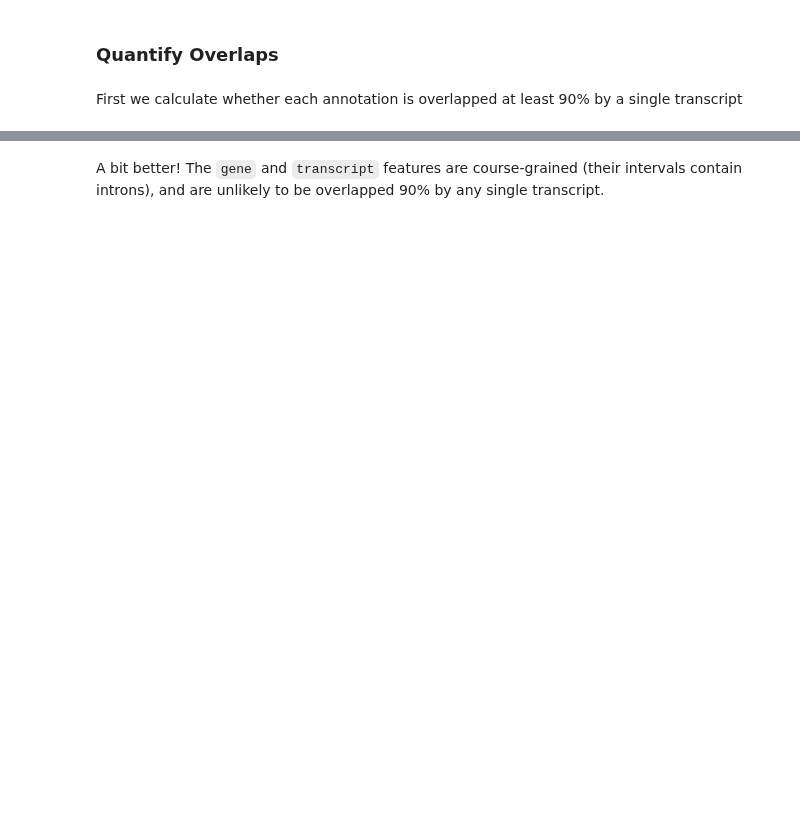
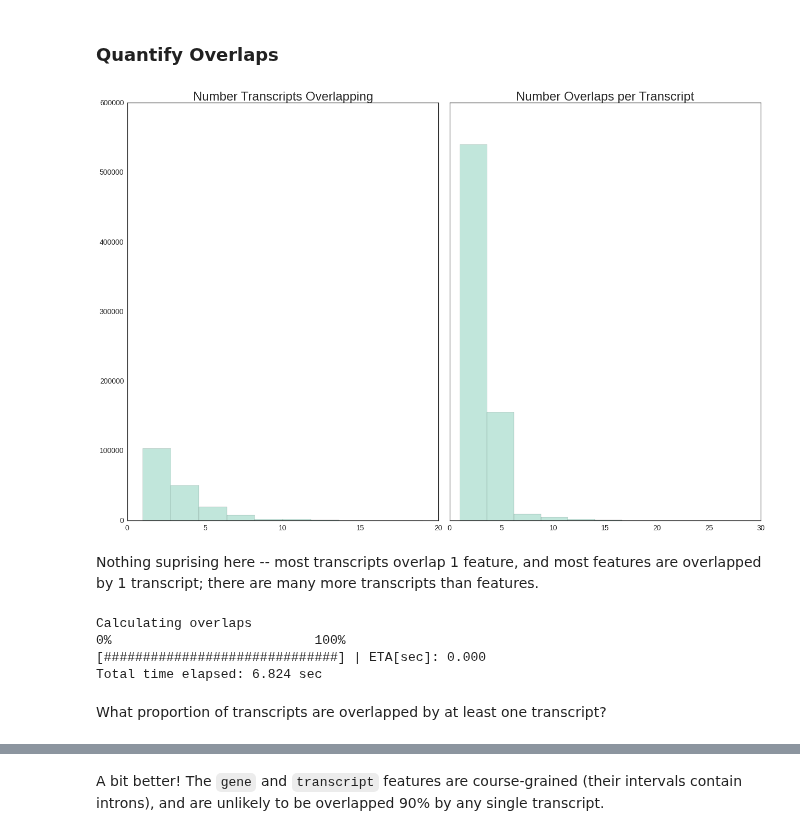
Before and after one commit to standage/2015-petMarSB, a Jupyter notebook: notebooks/petmar-cross-validate.ipynb, the cells around one changed output, grey strips where cells are left out. Saved outputs shown, nothing was run; the diff lists cells and outputs as text; code cells hidden in the pictures; blank space fills up the shorter version.

```diff
--- a/notebooks/petmar-cross-validate.ipynb
+++ b/notebooks/petmar-cross-validate.ipynb
@@ -219,3 +219,5 @@ Total time elapsed: 12.674 sec
+# %%
+ann_aln_ov_df.sort_index(inplace=True)
 # %%
 store['lamp10_ann_aln_ov_df'] = ann_aln_ov_df
 # %%
@@ -229,6 +231,6 @@ Total time elapsed: 17.868 sec
+# %%
+aln_ann_ov_df.sort_index(inplace=True)
 # %%
 store['lamp10_aln_ann_ov_df'] = aln_ann_ov_df
 # %% [markdown]
 ### Quantify Overlaps
-# %% [markdown]
-First we calculate whether each annotation is overlapped at least 90% by a single transcript
@@ -236,0 +237,20 @@ ann_overlap_vec = ivt.check_ann_covered_single(gtf_df, alignment_subject_trees)
+# %%
+with sns.color_palette('Set2'), FigManager(ncols=2, sharey=True) as (fix, ax):
+    sns.distplot(ann_aln_ov_df.groupby(level=0).count(), kde=False, bins=10,
+                 ax=ax[0])
+    ax[0].set_title('Number Transcripts Overlapping')
+    sns.distplot(aln_ann_ov_df.groupby(level=0).count(), kde=False, bins=10,
+                 ax=ax[1])
+    ax[1].set_title('Number Overlaps per Transcript')
+# %% [output]
+[figure, added]
+# %% [markdown]
+Nothing suprising here -- most transcripts overlap 1 feature, and most features are overlapped by 1 transcript; there are many more transcripts than features.
+# %%
+bar = pyprind.ProgBar(len(genome_interval_df), stream=1, title='Calculating overlaps')
+ann_aln_ov_merged_df = ivt.get_ann_aln_overlap_df(genome_interval_df, cutoff=0.9, merge=True, bar=bar)
+# %% [output]
+Calculating overlaps
+0%                          100%
+[##############################] | ETA[sec]: 0.000
+Total time elapsed: 6.824 sec
@@ -237 +263,3 @@ ann_overlap_vec = ivt.check_ann_covered_single(gtf_df, alignment_subject_trees)
+# %% [markdown]
+What proportion of transcripts are overlapped by at least one transcript?
 # %%
```
Also changed, not shown: parts of 20 cells of this notebook.
